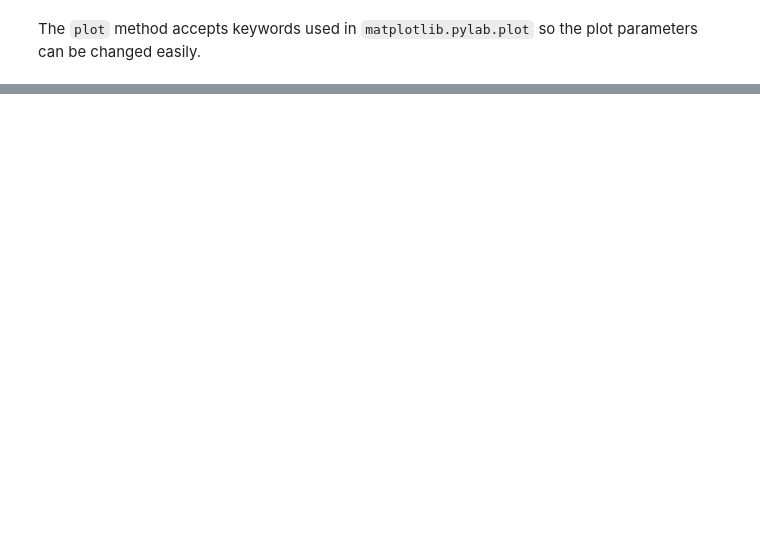
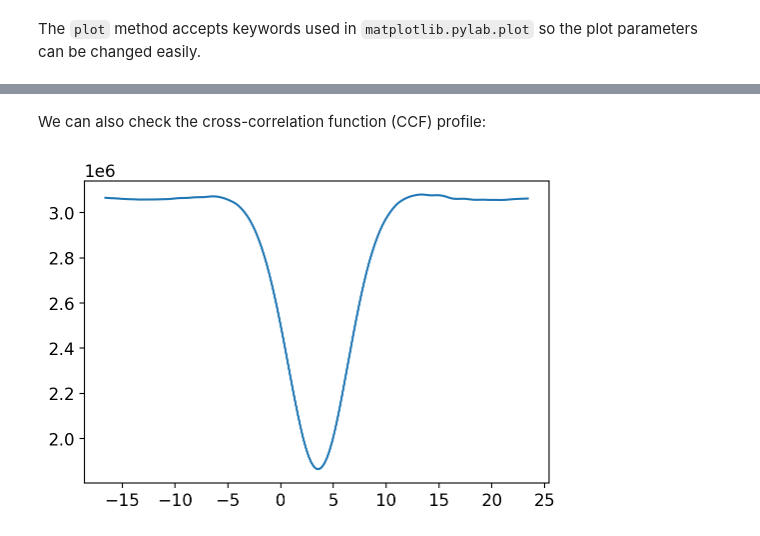
Before and after one commit to gomesdasilva/ACTIN2, a Jupyter notebook: docs/_static/notebooks/tutorial1.ipynb, the cells around one changed output, grey strips where cells are left out. Drawn from its saved outputs; the diff is of its cells as text; code cells hidden in the pictures; blank space fills up the shorter version.

```diff
--- a/docs/_static/notebooks/tutorial1.ipynb
+++ b/docs/_static/notebooks/tutorial1.ipynb
@@ -88,0 +102,6 @@ The `plot` method accepts keywords used in `matplotlib.pylab.plot` so the plot p
+# %% [markdown]
+We can also check the cross-correlation function (CCF) profile:
+# %%
+read_spec.plot_ccf()
+# %% [output]
+[figure, added]
```
Also changed, not shown: parts of 12 cells of this notebook, 4 other files.
